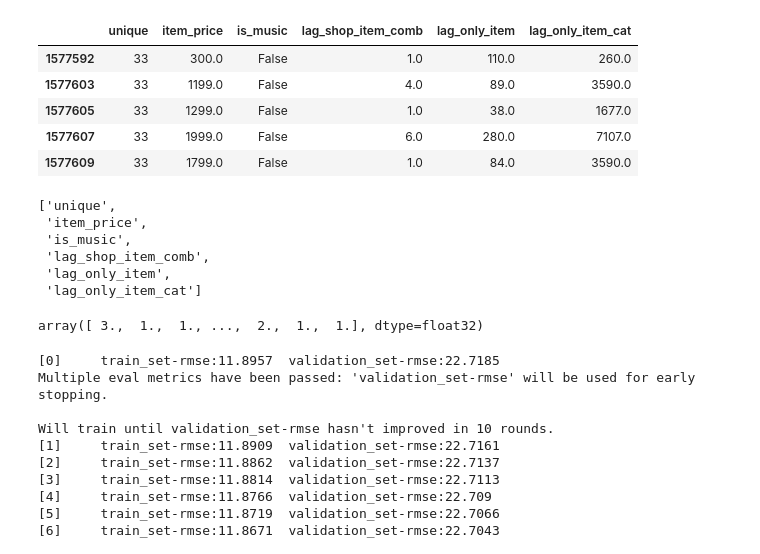
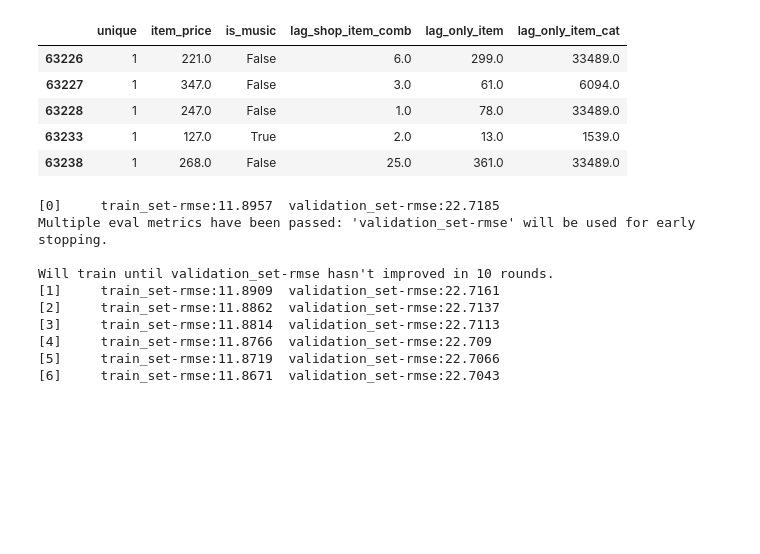
Before and after one commit to Fenil3510/Summer_Kernels, a Jupyter notebook: Future_Sales/Prediction_Zone.ipynb, the cells around one changed output. Saved outputs shown, nothing was run; the diff lists cells and outputs as text; code cells hidden in the pictures; blank space fills up the shorter version.

```diff
--- a/Future_Sales/Prediction_Zone.ipynb
+++ b/Future_Sales/Prediction_Zone.ipynb
@@ -3,4 +1,6 @@
 # %%
+%matplotlib inline
+import random
 import sklearn as sk
 import pandas as pdgo
 import os
@@ -12,3 +12,24 @@ import pandas as pd
 import xgboost
 from sklearn.linear_model import LinearRegression
 import xgboost
+from sklearn.model_selection import KFold, StratifiedKFold, StratifiedShuffleSplit
+from sklearn.ensemble import RandomForestRegressor
+np.random.seed(333)
+def compute_trimmed_rmse(prediction,target):
+    prediction[prediction>20] = 20
+    prediction[prediction<0] = 0
+    target[target>20] = 20
+    target[target<0] = 0
+    numer = sum((prediction - target)**2)
+    denom = len(prediction)
+    return np.sqrt(numer/denom)
+
+def rmse(prediction,target):
+    numer = sum((prediction - target)**2)
+    denom = len(prediction)
+    return np.sqrt(numer/denom)
+
+def month_split(dataframe, on_unique):
+    train = dataframe[dataframe['unique'] < on_unique]
+    test = dataframe[dataframe['unique'] == on_unique]
+    return train,test
@@ -31,8 +38,7 @@ month_agg4 = pd.read_csv('month_agg4.csv')
 # %%
 fake_test4 = pd.read_csv('fake_test4.csv')
 # %%
-train33,val33 = ts_split(month_agg4,33)
-train32,val32 = ts_split(month_agg4,32)
+train33,val33 = month_split(month_agg4,33)
 # %%
 train33.head()
 # %% [output]
@@ -43,5 +49,5 @@ train33.head()
 | 3 | 0 | 43 | 0 | 221.0 | 1.0 | 40 | False | NaN | ... |
 | 4 | 0 | 51 | 0 | 128.5 | 2.0 | 57 | True | NaN | ... |
 # %%
-xg_train33 = train33.copy().drop(['shop_id','item_id','item_category_id','item_cnt_month'] , axis = 1).dropna()
+dropped_col_train33_no_na = train33.copy().drop(['shop_id','item_id','item_category_id','item_cnt_month'] , axis = 1).dropna()
 # %%
@@ -49,10 +55,10 @@ xg_val33 = val33.copy().drop(['shop_id','item_id','item_category_id','item_cnt_m
 # %%
-xg_val33.head()
+dropped_col_train33_no_na.head()
 # %% [output]
 |  | unique | item_price | is_music | lag_shop_item_comb | lag_only_item | lag_only_item_cat |
-| 1577592 | 33 | 300.0 | False | 1.0 | 110.0 | 260.0 |
-| 1577603 | 33 | 1199.0 | False | 4.0 | 89.0 | 3590.0 |
-| 1577605 | 33 | 1299.0 | False | 1.0 | 38.0 | 1677.0 |
-| 1577607 | 33 | 1999.0 | False | 6.0 | 280.0 | 7107.0 |
-| 1577609 | 33 | 1799.0 | False | 1.0 | 84.0 | 3590.0 |
+| 63226 | 1 | 221.0 | False | 6.0 | 299.0 | 33489.0 |
+| 63227 | 1 | 347.0 | False | 3.0 | 61.0 | 6094.0 |
+| 63228 | 1 | 247.0 | False | 1.0 | 78.0 | 33489.0 |
+| 63233 | 1 | 127.0 | True | 2.0 | 13.0 | 1539.0 |
+| 63238 | 1 | 268.0 | False | 25.0 | 361.0 | 33489.0 |
 # %%
@@ -61,16 +67,3 @@ xg_val = xgboost.DMatrix(xg_val33,label = val33.copy().dropna()['item_cnt_month'
-# %%
-xg_train.feature_names
-# %% [output]
-['unique',
- 'item_price',
- 'is_music',
- 'lag_shop_item_comb',
- 'lag_only_item',
- 'lag_only_item_cat']
-# %%
-xg_val.get_label()
-# %% [output]
-array([ 3.,  1.,  1., ...,  2.,  1.,  1.], dtype=float32)
 # %%
 param = {'max_depth': 1, 'eta': 0.001, 'silent': 1, 'objective': 'reg:linear', 'subsample' : 1,'eval_metric': 'rmse'}
 # %%
```
Also changed, not shown: parts of 31 cells of this notebook.
